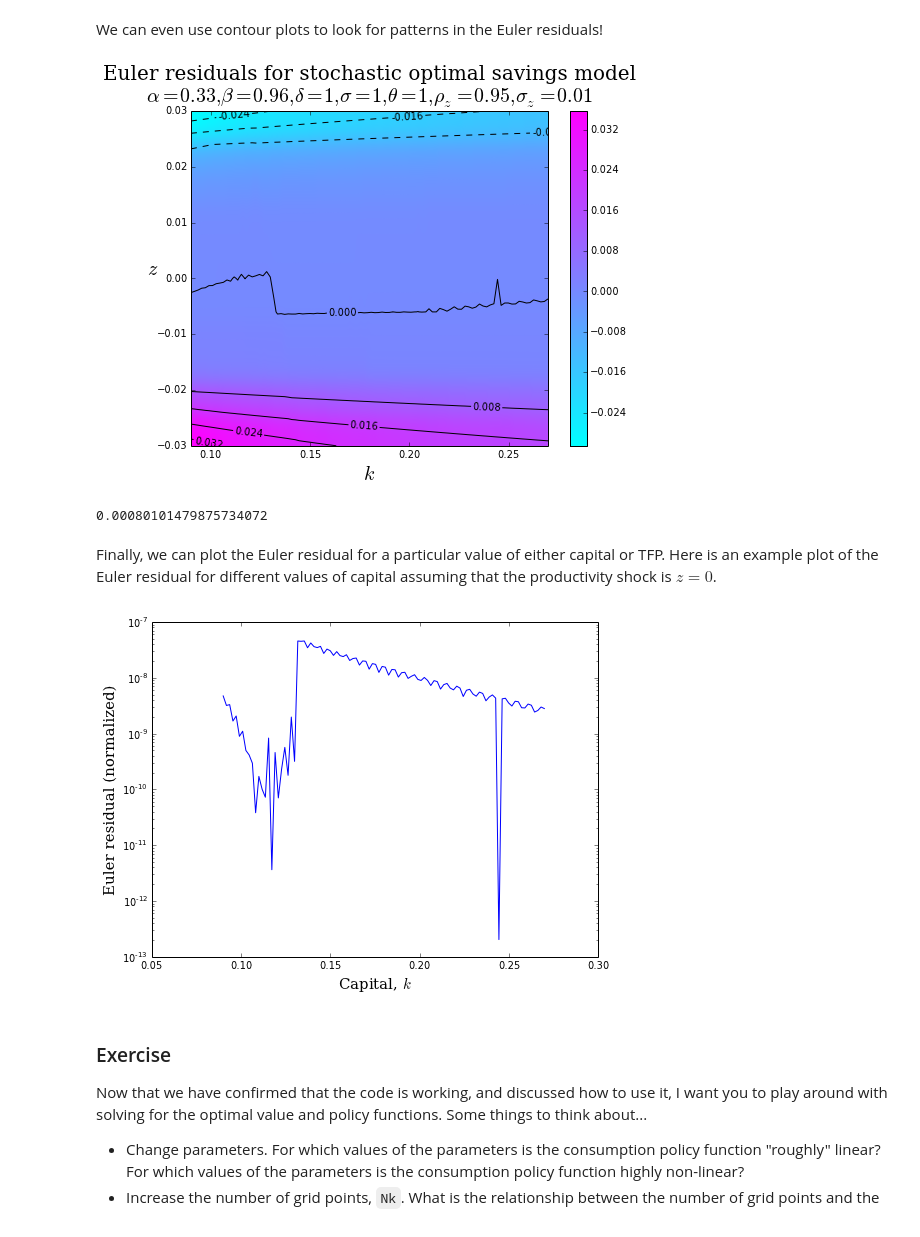
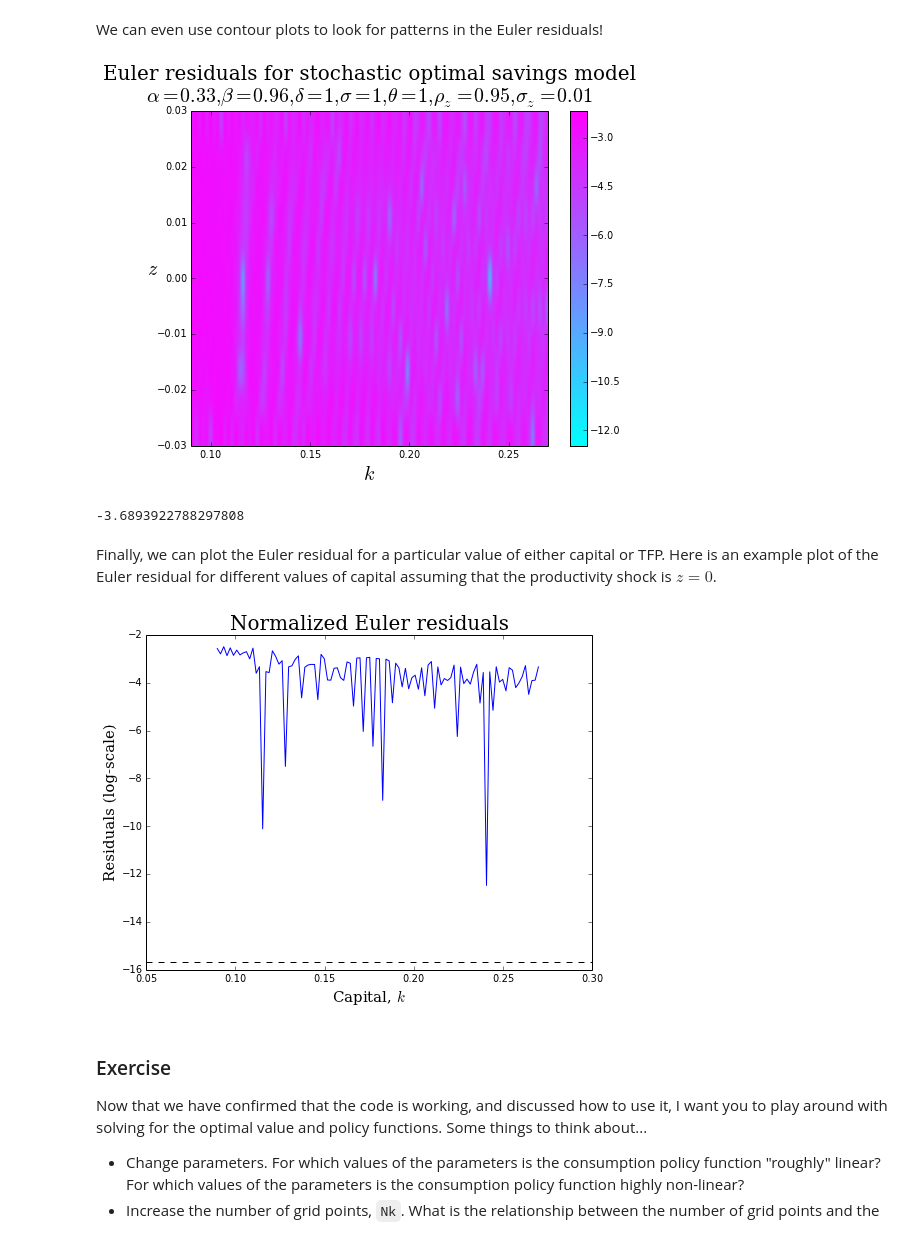
Before and after one commit to davidrpugh/numerical-methods, a Jupyter notebook: lab-3/lab-3.ipynb, the cells around one changed output. Drawn from its saved outputs; the diff is of its cells as text; code cells hidden in the pictures.

```diff
--- a/lab-3/lab-3.ipynb
+++ b/lab-3/lab-3.ipynb
@@ -957,7 +959,8 @@ def get_euler_residual(cpol, k, z=None, T=100, normed=True):
                 rplus = ces_mpk(kplus, zplus)
 
                 # compute the residual using Monte Carlo integration
-                resid[i,j] = cpol(kval, zval)**-theta - beta * np.mean(cpol.ev(kplus, zplus)**-theta * (1 + rplus - delta))
+                resid[i,j] = (cpol.ev(kval, zval)**-theta -
+                              beta * np.mean(cpol.ev(kplus, zplus)**-theta * (1 + rplus - delta)))
 
         if normed == True:
           resid = resid / cpol(k[:,np.newaxis], z)
@@ -1121,7 +1125,7 @@ def randomized_bellman_operator(w):
                 kplus = np.repeat(capital_motion(k, z, c), zplus.size)
 
                 # note use of convex combination of u and E[v]!
-                tmp_v = ((1 - beta) * crra_utility(c) + beta * np.mean(w.ev(kplus, zplus)))
+                tmp_v = (1 - beta) * crra_utility(c) + beta * np.mean(w.ev(kplus, zplus))
 
                 return tmp_v
 
@@ -1165,7 +1169,7 @@ def randomized_greedy_operator(w):
                 kplus = np.repeat(capital_motion(k, z, c), zplus.size)
 
                 # note use of convex combination of u and E[w]!
-                tmp_v = ((1 - beta) * crra_utility(c) + beta * np.mean(w.ev(kplus, zplus)))
+                tmp_v = (1 - beta) * crra_utility(c) + beta * np.mean(w.ev(kplus, zplus))
 
                 return tmp_v
 
@@ -1270,10 +1274,10 @@ np.random.seed(42)
 T = 100
 epsilon_z = np.random.normal(0, sigma_z, T)
 
-# initialize value function using zero net investment policy
+# initialize value function using consumption policy that leads to zero net investment
 zero_net_policy = ces_output(Gk[:,np.newaxis], Gz) - delta * Gk[:,np.newaxis]
-init_vals = crra_utility(zero_net_policy)
-w0 = interpolate.RectBivariateSpline(Gk, Gz, init_vals, kx=1, ky=1)
+init_vals       = crra_utility(zero_net_policy)
+w0 = interpolate.RectBivariateSpline(Gk, Gz, init_vals, kx=1, ky=1, s=0)
 # %%
 # compute the value function using VFI
 final_w = solve_VFI_2D(init_v=w0,
@@ -1356,16 +1360,13 @@ We can even use contour plots to look for patterns in the Euler residuals!
 fig = plt.figure(figsize=(8,6))
 ax = fig.add_subplot(111)
 
-# compute and store normalize Euler residuals for all points in the state space
-euler_residuals = get_euler_residual(cpol=consumption_policy, k=Gk, z=Gz, T=100)
+# compute and store normalized Euler residuals for all points in the state space
+euler_residuals         = get_euler_residual(cpol=consumption_policy, k=Gk, z=Gz, T=1000)
+log_square_euler_resids = np.log10(euler_residuals**2)
 
 # plot the Euler residuals
-resid_plot = ax.imshow(euler_residuals.T, cmap=mpl.cm.cool, origin='lower', interpolation='gaussian',
-                       aspect='auto', extent=[kmin, kmax, zmin, zmax])
-
-# add contour lines
-CS = ax.contour(k_coords, z_coords, euler_residuals, 10, colors='k')
-CS.clabel(colors='k')
+resid_plot = ax.imshow(log_square_euler_resids.T, cmap=mpl.cm.cool, origin='lower',
+                       interpolation='gaussian', aspect='auto', extent=[kmin, kmax, zmin, zmax])
 
 # add a colorbar to the plot
 fig.colorbar(resid_plot)
@@ -1379,28 +1380,29 @@ ax.set_title('Euler residuals for stochastic optimal savings model\n' + \
 
 plt.show()
 # %% [output]
-[figure, old version]
+[figure, new version]
 # %%
 # point estimate for the Euler residual is just the global average
-np.mean(euler_residuals)
+np.mean(log_square_euler_resids)
 # %% [output]
-0.00080101479875734072
+-3.6893922788297808
 # %% [markdown]
 Finally, we can plot the Euler residual for a particular value of either capital or TFP. Here is an example plot of the Euler residual for different values of capital assuming that the productivity shock is $z=0$.
 # %%
 plt.figure(figsize=(8,6))
 
 # plot the squared Euler residual for z=0
-plt.plot(Gk, euler_residuals[:, 5]**2)
+plt.plot(Gk, log_square_euler_resids[:, 5])
+plt.axhline(np.log10(np.finfo('float').eps), ls='dashed', color='k')
 
 # axes, labels, title, etc
 plt.xlabel('Capital, $k$', fontsize=15, family='serif')
-plt.yscale('log')
-plt.ylabel('Euler residual (normalized)', fontsize=15, family='serif')
+plt.ylabel('Residuals (log-scale)', fontsize=15, family='serif')
+plt.title('Normalized Euler residuals', fontsize=20, family='serif')
 
 plt.show()
 # %% [output]
-[figure, old version]
+[figure, new version]
 # %% [markdown]
 ### Exercise
 
```
Also changed, not shown: parts of 31 cells of this notebook, 1 other file.
